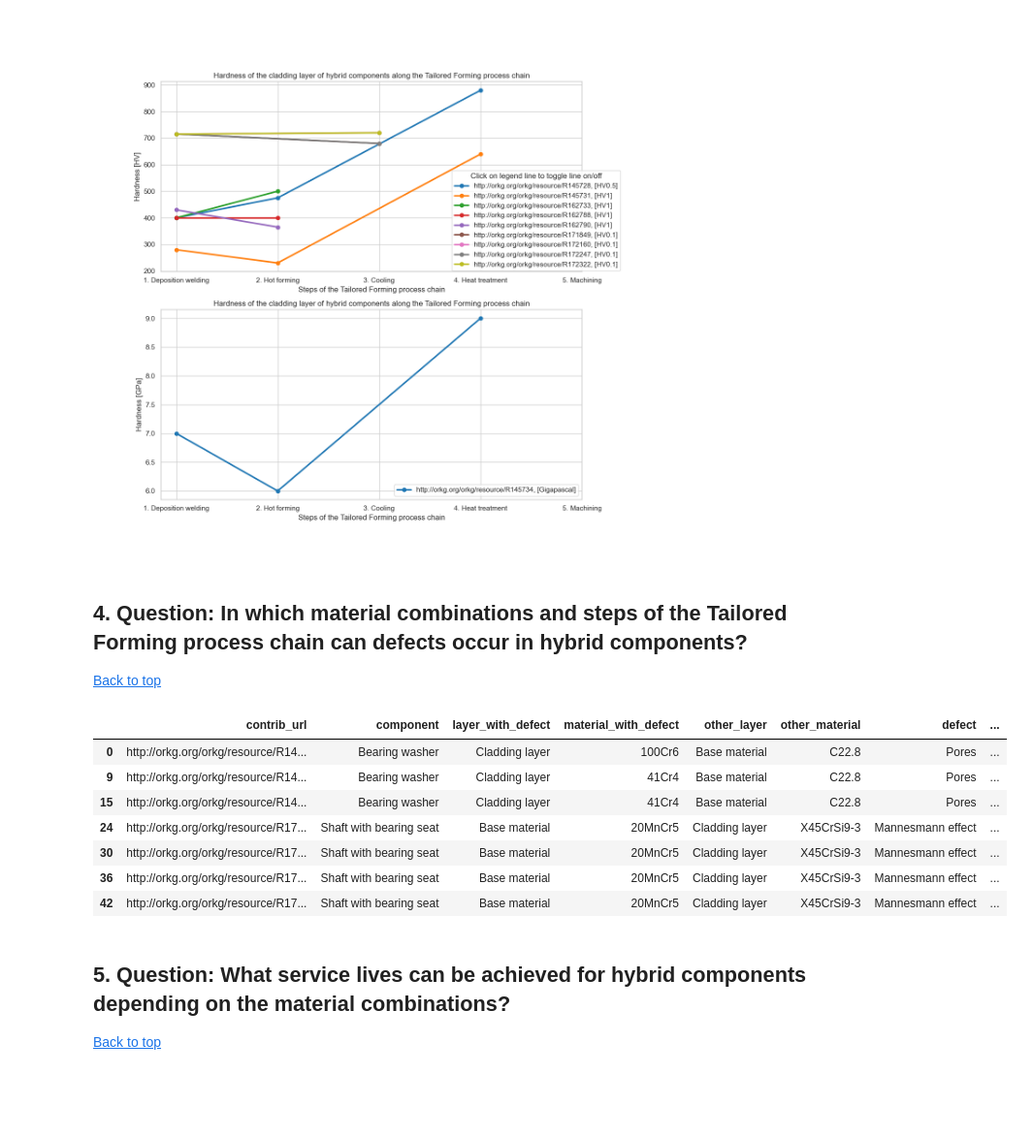
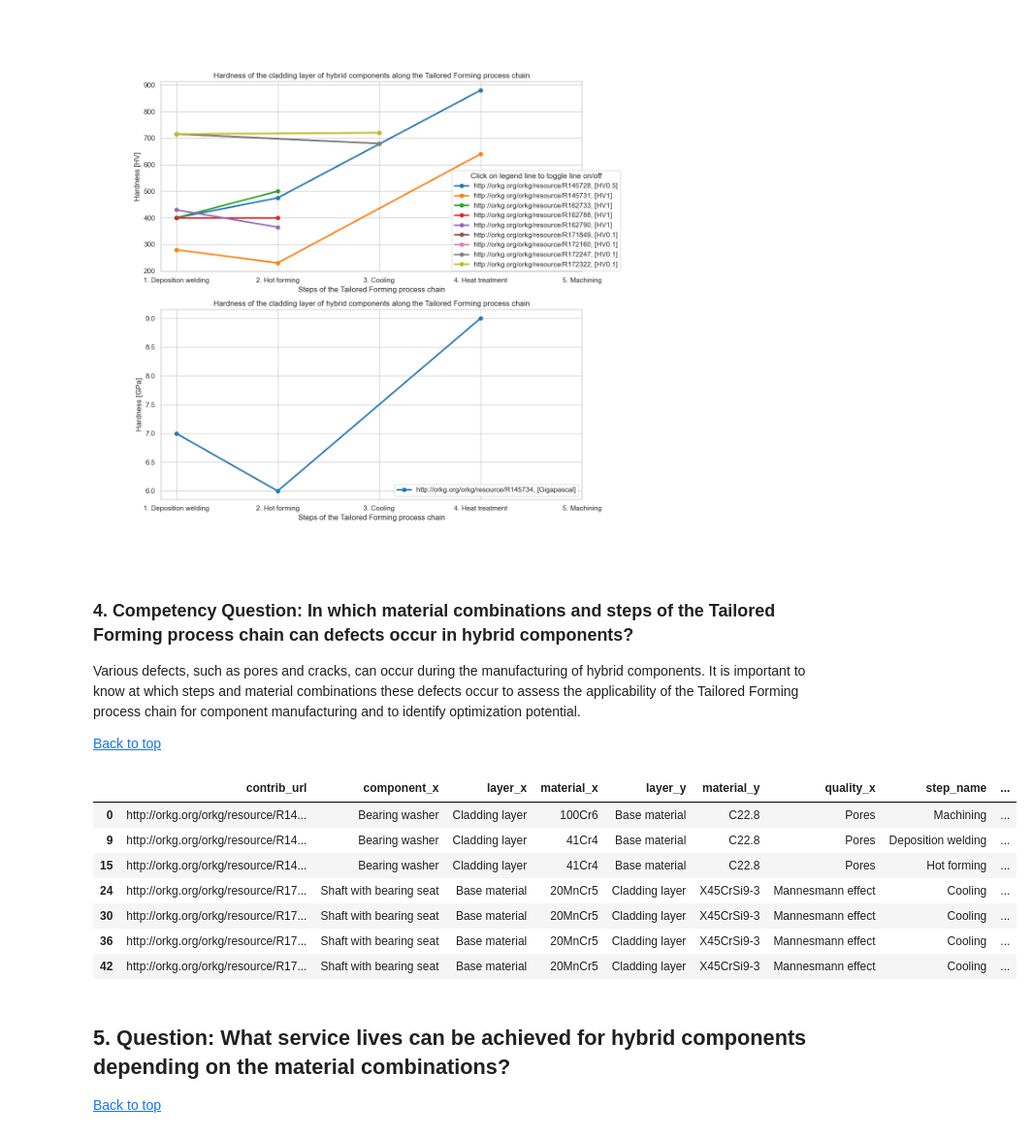
Before and after one commit to okarras/Jupyter-Notebooks, a Jupyter notebook: TailoredFormingAnalysis/tf_orkg.ipynb, the cells around one changed output. Shown at 97% size. Saved outputs shown, nothing was run; the diff lists cells and outputs as text; code cells hidden in the pictures; blank space fills up the shorter version.

Commit message:
revised texts and exported the table as png of questions 4

```diff
--- a/TailoredFormingAnalysis/tf_orkg.ipynb
+++ b/TailoredFormingAnalysis/tf_orkg.ipynb
@@ -233,26 +233,28 @@ plt.show()
 [figure]
 # %% [markdown]
 <a id='q4'></a>
-## 4. Question: In which material combinations and steps of the Tailored Forming process chain can defects occur in hybrid components?
+### 4. Competency Question: In which material combinations and steps of the Tailored Forming process chain can defects occur in hybrid components?
+Various defects, such as pores and cracks, can occur during the manufacturing of hybrid components. It is important to know at which steps and material combinations these defects occur to assess the applicability of the Tailored Forming process chain for component manufacturing and to identify optimization potential.
 
 [Back to top](#top)
 # %%
 defects_data = tf_data[((tf_data.quality == 'Pores') | (tf_data.quality == 'Mannesmann effect') | (tf_data.quality == 'Cracks')) & (tf_data.textual_value == 'true')][['contrib_url', 'component', 'layer', 'material', 'quality', 'step_name', 'step_number']]
 defects_data_complete = defects_data.merge(tf_data, on=['contrib_url', 'step_name'], how='left')[['contrib_url', 'component_x', 'layer_x', 'material_x', 'layer_y', 'material_y', 'quality_x', 'step_name', 'step_number_x']].drop_duplicates()
 
 to_delete = defects_data_complete[defects_data_complete.layer_x == defects_data_complete.layer_y]
 final_defect_df = defects_data_complete.drop(to_delete.index, inplace=False)
 final_defect_df.rename(columns= {'component_x':'component','layer_x':'layer_with_defect','material_x':'material_with_defect', 'layer_y':'other_layer', 'material_y':'other_material', 'quality_x':'defect', 'step_number_x':'step_number'})
-#dfi.export(material_table, 'Images/Material comincations used for the manufacturing of hybrid components.png')
+dfi.export(final_defect_df, 'Images/Defects in material comincations and steps.png')
+final_defect_df
 # %% [output]
-|  | contrib_url | component | layer_with_defect | material_with_defect | other_layer | other_material | defect | ... |
-| 0 | http://orkg.org/orkg/resource/R14... | Bearing washer | Cladding layer | 100Cr6 | Base material | C22.8 | Pores | ... |
-| 9 | http://orkg.org/orkg/resource/R14... | Bearing washer | Cladding layer | 41Cr4 | Base material | C22.8 | Pores | ... |
-| 15 | http://orkg.org/orkg/resource/R14... | Bearing washer | Cladding layer | 41Cr4 | Base material | C22.8 | Pores | ... |
-| 24 | http://orkg.org/orkg/resource/R17... | Shaft with bearing seat | Base material | 20MnCr5 | Cladding layer | X45CrSi9-3 | Mannesmann effect | ... |
-| 30 | http://orkg.org/orkg/resource/R17... | Shaft with bearing seat | Base material | 20MnCr5 | Cladding layer | X45CrSi9-3 | Mannesmann effect | ... |
-| 36 | http://orkg.org/orkg/resource/R17... | Shaft with bearing seat | Base material | 20MnCr5 | Cladding layer | X45CrSi9-3 | Mannesmann effect | ... |
-| 42 | http://orkg.org/orkg/resource/R17... | Shaft with bearing seat | Base material | 20MnCr5 | Cladding layer | X45CrSi9-3 | Mannesmann effect | ... |
+|  | contrib_url | component_x | layer_x | material_x | layer_y | material_y | quality_x | step_name | ... |
+| 0 | http://orkg.org/orkg/resource/R14... | Bearing washer | Cladding layer | 100Cr6 | Base material | C22.8 | Pores | Machining | ... |
+| 9 | http://orkg.org/orkg/resource/R14... | Bearing washer | Cladding layer | 41Cr4 | Base material | C22.8 | Pores | Deposition welding | ... |
+| 15 | http://orkg.org/orkg/resource/R14... | Bearing washer | Cladding layer | 41Cr4 | Base material | C22.8 | Pores | Hot forming | ... |
+| 24 | http://orkg.org/orkg/resource/R17... | Shaft with bearing seat | Base material | 20MnCr5 | Cladding layer | X45CrSi9-3 | Mannesmann effect | Cooling | ... |
+| 30 | http://orkg.org/orkg/resource/R17... | Shaft with bearing seat | Base material | 20MnCr5 | Cladding layer | X45CrSi9-3 | Mannesmann effect | Cooling | ... |
+| 36 | http://orkg.org/orkg/resource/R17... | Shaft with bearing seat | Base material | 20MnCr5 | Cladding layer | X45CrSi9-3 | Mannesmann effect | Cooling | ... |
+| 42 | http://orkg.org/orkg/resource/R17... | Shaft with bearing seat | Base material | 20MnCr5 | Cladding layer | X45CrSi9-3 | Mannesmann effect | Cooling | ... |
 # %% [markdown]
 <a id='q5'></a>
 ## 5. Question: What service lives can be achieved for hybrid components depending on the material combinations?
```
Also changed, not shown: parts of 4 cells of this notebook, 1 other file.
